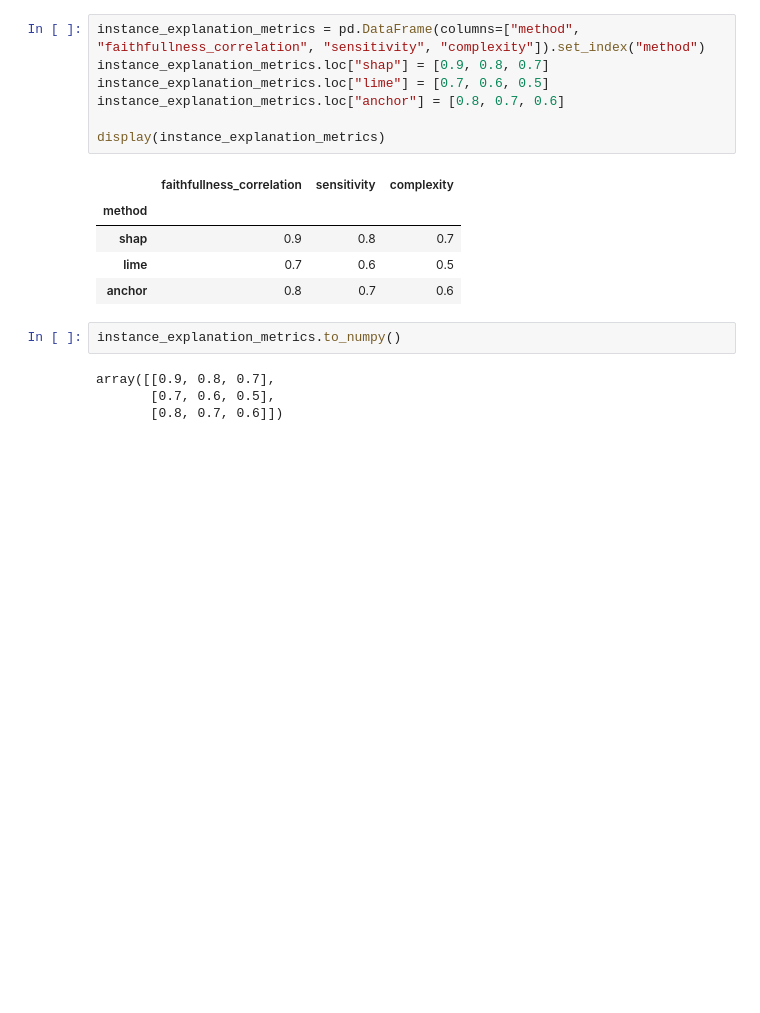
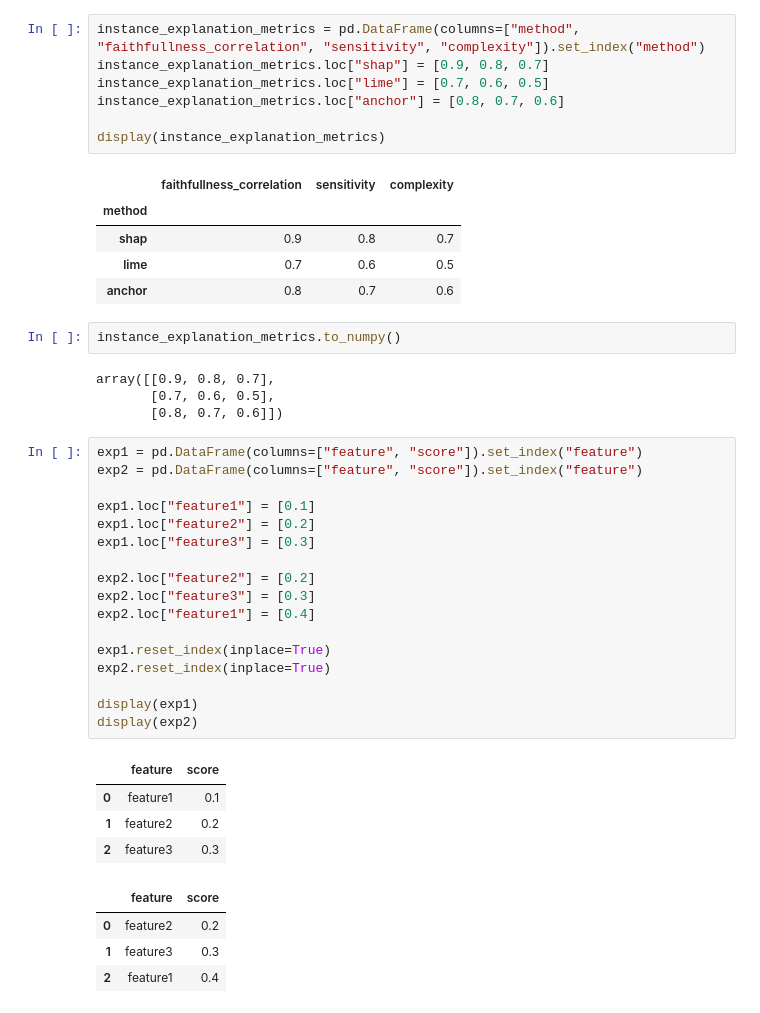
Before and after one commit to hiaac-finance/xai_aggregation, a Jupyter notebook: misc/misc.ipynb, the cells around one changed output. Cells and saved outputs as stored; diff of their text form; blank space fills up the shorter version.

```diff
--- a/misc/misc.ipynb
+++ b/misc/misc.ipynb
@@ -34,3 +34,29 @@ instance_explanation_metrics.to_numpy()
 array([[0.9, 0.8, 0.7],
        [0.7, 0.6, 0.5],
        [0.8, 0.7, 0.6]])
+# %%
+exp1 = pd.DataFrame(columns=["feature", "score"]).set_index("feature")
+exp2 = pd.DataFrame(columns=["feature", "score"]).set_index("feature")
+
+exp1.loc["feature1"] = [0.1]
+exp1.loc["feature2"] = [0.2]
+exp1.loc["feature3"] = [0.3]
+
+exp2.loc["feature2"] = [0.2]
+exp2.loc["feature3"] = [0.3]
+exp2.loc["feature1"] = [0.4]
+
+exp1.reset_index(inplace=True)
+exp2.reset_index(inplace=True)
+
+display(exp1)
+display(exp2)
+# %% [output]
+|  | feature | score |
+| 0 | feature1 | 0.1 |
+| 1 | feature2 | 0.2 |
+| 2 | feature3 | 0.3 |
+|  | feature | score |
+| 0 | feature2 | 0.2 |
+| 1 | feature3 | 0.3 |
+| 2 | feature1 | 0.4 |
```
Also changed, not shown: parts of 1 cell of this notebook, 8 other files.
